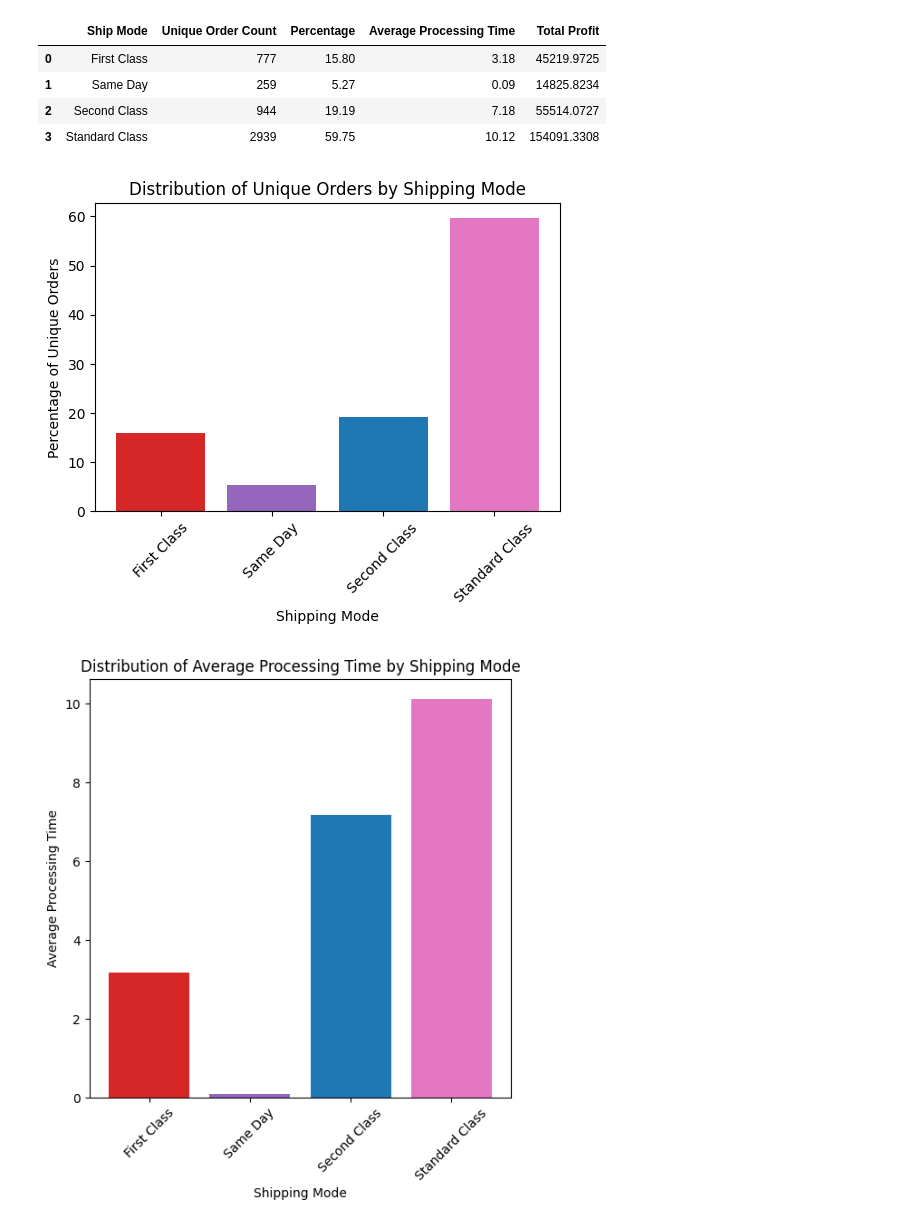
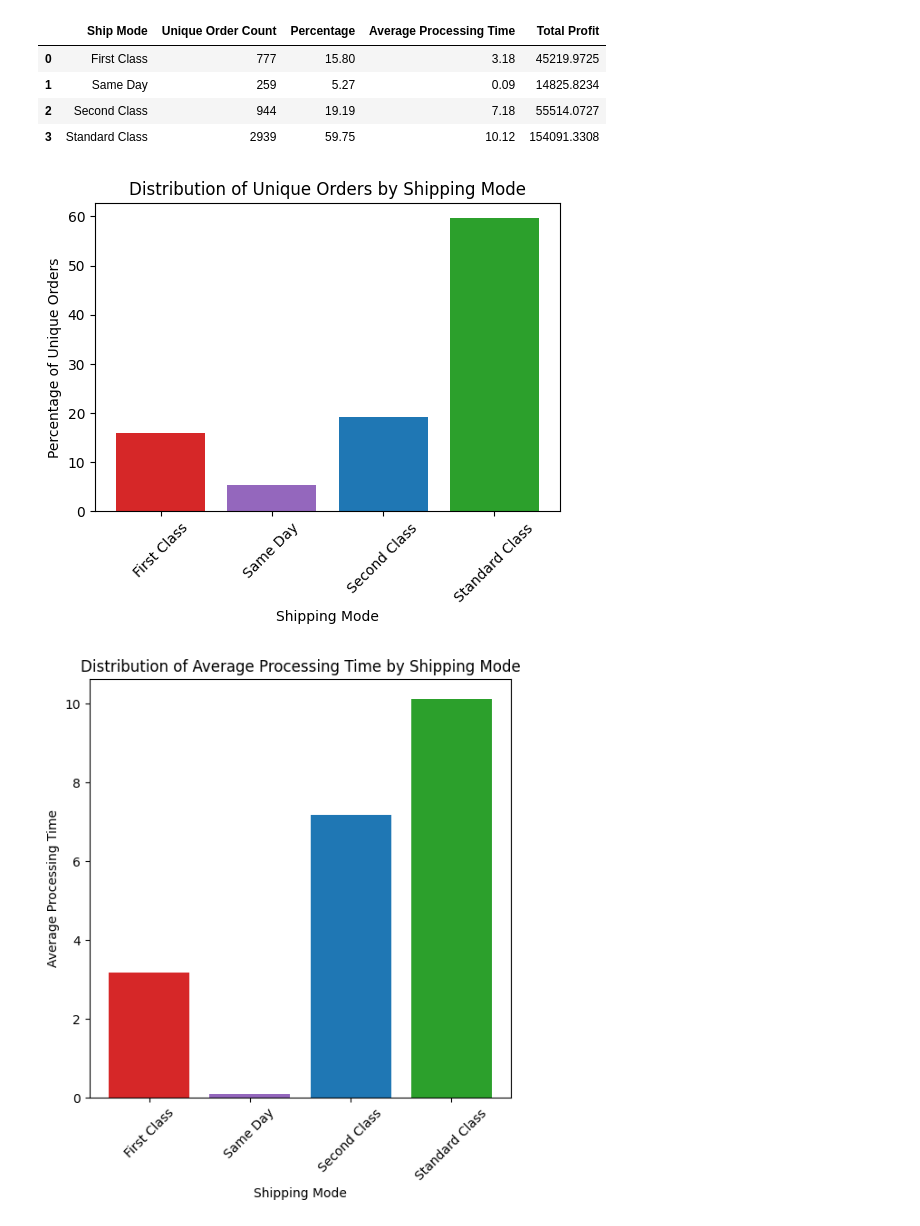
Before and after one commit to juanescdiaz/Group6_Assigment2_Retail, a Jupyter notebook: notebooks/retail_analysis.ipynb, the cells around one changed output. Drawn from its saved outputs; the diff is of its cells as text; code cells hidden in the pictures.

```diff
--- a/notebooks/retail_analysis.ipynb
+++ b/notebooks/retail_analysis.ipynb
@@ -274,7 +274,7 @@ report_table
 # %%
 #bar chart for the percentage of unique orders per shipping mode
 import matplotlib.pyplot as plt
-bar_colors = ['tab:red', 'tab:purple', 'tab:blue', 'tab:pink']
+bar_colors = ['tab:red', 'tab:purple', 'tab:blue', 'tab:green']
 plt.figure(figsize=(6, 4))
 plt.bar(report_table['Ship Mode'], report_table['Percentage'], color=bar_colors)
 plt.xlabel('Shipping Mode')
@@ -283,20 +283,20 @@ plt.title('Distribution of Unique Orders by Shipping Mode')
 plt.xticks(rotation=45)
 plt.show()
 # %% [output]
-[figure, old version]
+[figure, new version]
 # %%
 #bar chart for the average processing time per shipping mode
 import matplotlib.pyplot as plt
-bar_colors = ['tab:red', 'tab:purple', 'tab:blue', 'tab:pink']
+bar_colors = ['tab:red', 'tab:purple', 'tab:blue', 'tab:green']
 plt.figure(figsize=(6, 6))
 plt.bar(report_table['Ship Mode'], report_table['Average Processing Time'], color=bar_colors)
 plt.xlabel('Shipping Mode')
 plt.ylabel('Average Processing Time')
 plt.title('Distribution of Average Processing Time by Shipping Mode')
 plt.xticks(rotation=45)
 plt.show()
 # %% [output]
-[figure, old version]
+[figure, new version]
 # %%
 #bar chart for the total profit per shipping mode
 import matplotlib.pyplot as plt
```
Also changed, not shown: parts of 1 cell of this notebook.
